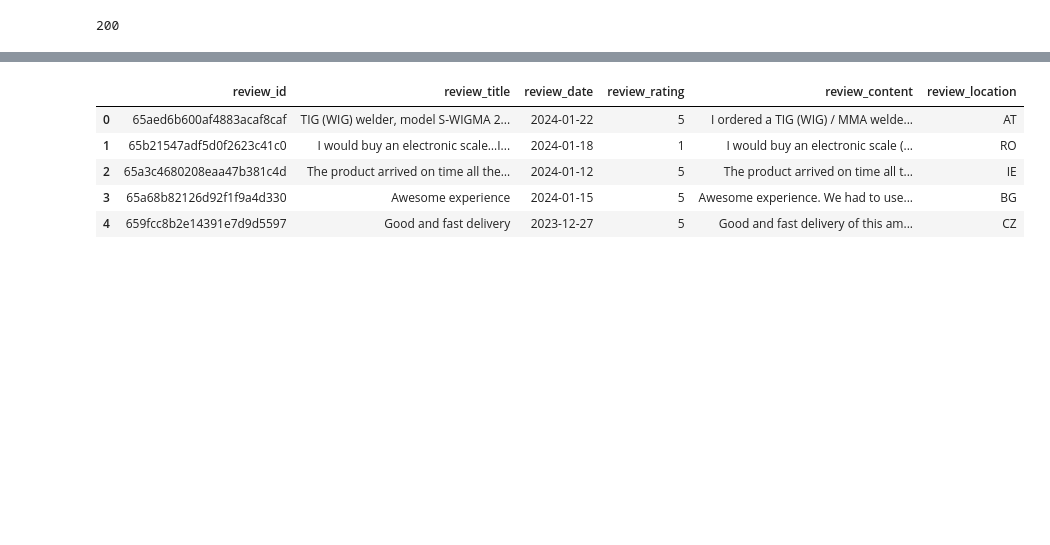
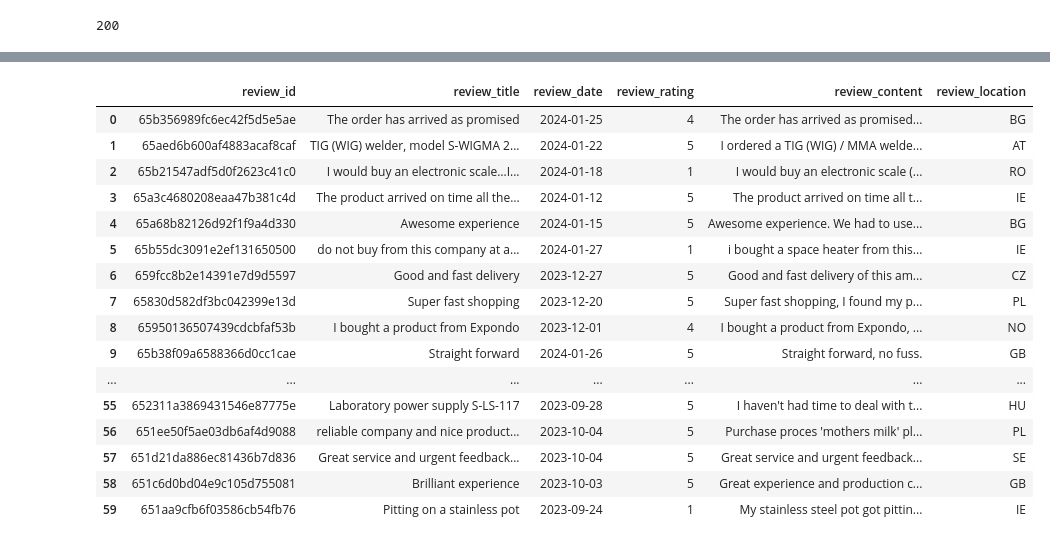
Before and after one commit to ElederSan/final_project, a Jupyter notebook: notebooks/web_scraping.ipynb, the cells around one changed output, grey strips where cells are left out. Saved outputs shown, nothing was run; the diff lists cells and outputs as text; code cells hidden in the pictures; blank space fills up the shorter version.

```diff
--- a/notebooks/web_scraping.ipynb
+++ b/notebooks/web_scraping.ipynb
@@ -149,13 +149,24 @@ def scrape_trustpilot_reviews(url, from_page, to_page):
     df = pd.DataFrame(data)
     return df
 # %%
-result_df = scrape_trustpilot_reviews("https://www.trustpilot.com/review/expondo.com", 1, 3)
+data = scrape_trustpilot_reviews("https://www.trustpilot.com/review/expondo.com", 1, 3)
 # %%
-result_df.head()
+data
 # %% [output]
 |  | review_id | review_title | review_date | review_rating | review_content | review_location |
-| 0 | 65aed6b600af4883acaf8caf | TIG (WIG) welder, model S-WIGMA 2... | 2024-01-22 | 5 | I ordered a TIG (WIG) / MMA welde... | AT |
-| 1 | 65b21547adf5d0f2623c41c0 | I would buy an electronic scale…I... | 2024-01-18 | 1 | I would buy an electronic scale (... | RO |
-| 2 | 65a3c4680208eaa47b381c4d | The product arrived on time all the… | 2024-01-12 | 5 | The product arrived on time all t... | IE |
-| 3 | 65a68b82126d92f1f9a4d330 | Awesome experience | 2024-01-15 | 5 | Awesome experience. We had to use... | BG |
-| 4 | 659fcc8b2e14391e7d9d5597 | Good and fast delivery | 2023-12-27 | 5 | Good and fast delivery of this am... | CZ |
+| 0 | 65b356989fc6ec42f5d5e5ae | The order has arrived as promised | 2024-01-25 | 4 | The order has arrived as promised... | BG |
+| 1 | 65aed6b600af4883acaf8caf | TIG (WIG) welder, model S-WIGMA 2... | 2024-01-22 | 5 | I ordered a TIG (WIG) / MMA welde... | AT |
+| 2 | 65b21547adf5d0f2623c41c0 | I would buy an electronic scale…I... | 2024-01-18 | 1 | I would buy an electronic scale (... | RO |
+| 3 | 65a3c4680208eaa47b381c4d | The product arrived on time all the… | 2024-01-12 | 5 | The product arrived on time all t... | IE |
+| 4 | 65a68b82126d92f1f9a4d330 | Awesome experience | 2024-01-15 | 5 | Awesome experience. We had to use... | BG |
+| 5 | 65b55dc3091e2ef131650500 | do not buy from this company at a... | 2024-01-27 | 1 | i bought a space heater from this... | IE |
+| 6 | 659fcc8b2e14391e7d9d5597 | Good and fast delivery | 2023-12-27 | 5 | Good and fast delivery of this am... | CZ |
+| 7 | 65830d582df3bc042399e13d | Super fast shopping | 2023-12-20 | 5 | Super fast shopping, I found my p... | PL |
+| 8 | 65950136507439cdcbfaf53b | I bought a product from Expondo | 2023-12-01 | 4 | I bought a product from Expondo, ... | NO |
+| 9 | 65b38f09a6588366d0cc1cae | Straight forward | 2024-01-26 | 5 | Straight forward, no fuss. | GB |
+| ... | ... | ... | ... | ... | ... | ... |
+| 55 | 652311a3869431546e87775e | Laboratory power supply S-LS-117 | 2023-09-28 | 5 | I haven't had time to deal with t... | HU |
+| 56 | 651ee50f5ae03db6af4d9088 | reliable company and nice product... | 2023-10-04 | 5 | Purchase proces 'mothers milk' pl... | PL |
+| 57 | 651d21da886ec81436b7d836 | Great service and urgent feedback... | 2023-10-04 | 5 | Great service and urgent feedback... | SE |
+| 58 | 651c6d0bd04e9c105d755081 | Brilliant experience | 2023-10-03 | 5 | Great experience and production c... | GB |
+| 59 | 651aa9cfb6f03586cb54fb76 | Pitting on a stainless pot | 2023-09-24 | 1 | My stainless steel pot got pittin... | IE |
```
Also changed, not shown: parts of 30 cells of this notebook, 4 other files.
